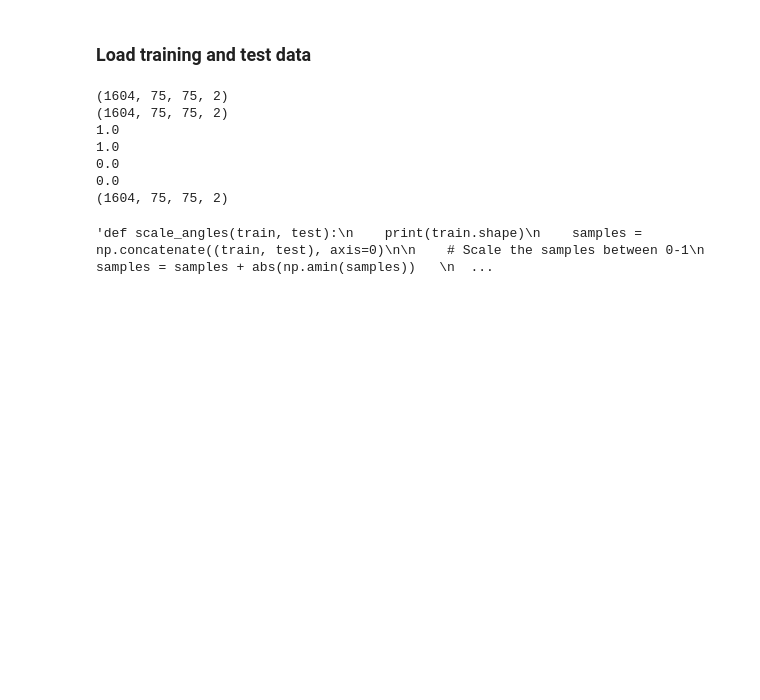
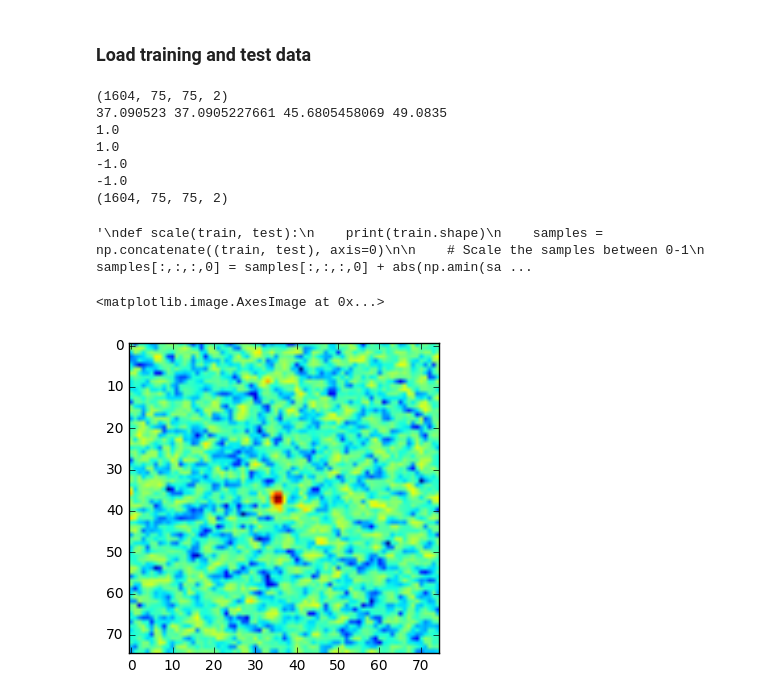
Before and after one commit to dcromp/artificial_intelligence, a Jupyter notebook: resnet_iceberg_challange/iceberg_cnn.ipynb, the cells around one changed output. Cells and saved outputs as stored; diff of their text form; code cells hidden in the pictures; blank space fills up the shorter version.

```diff
--- a/resnet_iceberg_challange/iceberg_cnn.ipynb
+++ b/resnet_iceberg_challange/iceberg_cnn.ipynb
@@ -140,19 +149,41 @@ def sample_extractor(data_json):
 train_samples, train_angles = sample_extractor(train_json)
 test_samples, test_angles = sample_extractor(test_json)
 # %%
-# Minus the mean from the samples
-def mean_zero(samples, angles, band_1_avg, band_2_avg, angle_avg):
-    for index, sample in enumerate(samples):
-        samples[index][:,:,0] = np.subtract(sample[:,:,0], band_1_avg)
-        samples[index][:,:,1] = np.subtract(sample[:,:,1], band_2_avg)
-        angles[index] = np.subtract(angles[index], angle_avg)
-    return samples, angles
+def scale(train, test):
+    print(train.shape)
+    samples = np.concatenate((train, test), axis=0)
 
-train_samples, train_angles = mean_zero(train_samples, train_angles, band_1_avg, band_2_avg, angle_avg)
-test_samples, test_angles = mean_zero(test_samples, test_angles, band_1_avg, band_2_avg, angle_avg)
+    max_first_channel = np.amax(samples[:,:,:,0])
+    max_second_channel = np.amax(samples[:,:,:,1])
+    min_first_channel = abs(np.amin(samples[:,:,:,0]))
+    min_second_channel = abs(np.amin(samples[:,:,:,1]))
+
+    print(
+        max_first_channel,
+        max_second_channel,
+        min_first_channel,
+        min_second_channel
+    )
+
+    for pic in samples:
+        pic[:,:,0][pic[:,:,0]>0] /= max_first_channel
+        pic[:,:,1][pic[:,:,1]>0] /= max_second_channel
+        pic[:,:,0][pic[:,:,0]<0] /= min_first_channel
+        pic[:,:,1][pic[:,:,1]<0] /= min_second_channel
+
+
+    print(np.amax(samples[:,:,:,0]))
+    print(np.amax(samples[:,:,:,1]))
+    print(np.amin(samples[:,:,:,0]))
+    print(np.amin(samples[:,:,:,1]))
+
+
+    return samples[:train.shape[0]], samples[train.shape[0]:]
+
+train_samples, test_samples = scale(train_samples, test_samples)
 print(train_samples.shape)
 
-
+"""
 def scale(train, test):
     print(train.shape)
     samples = np.concatenate((train, test), axis=0)
@@ -175,7 +206,21 @@ def scale(train, test):
 train_samples, test_samples = scale(train_samples, test_samples)
 print(train_samples.shape)
 
-"""def scale_angles(train, test):
+
+# Minus the mean from the samples
+def mean_zero(samples, angles, band_1_avg, band_2_avg, angle_avg):
+    for index, sample in enumerate(samples):
+        samples[index][:,:,0] = np.subtract(sample[:,:,0], band_1_avg)
+        samples[index][:,:,1] = np.subtract(sample[:,:,1], band_2_avg)
+        angles[index] = np.subtract(angles[index], angle_avg)
+    return samples, angles
+
+train_samples, train_angles = mean_zero(train_samples, train_angles, band_1_avg, band_2_avg, angle_avg)
+test_samples, test_angles = mean_zero(test_samples, test_angles, band_1_avg, band_2_avg, angle_avg)
+print(train_samples.shape)
+
+
+def scale_angles(train, test):
     print(train.shape)
     samples = np.concatenate((train, test), axis=0)
 
@@ -192,10 +237,15 @@ train_angles, test_angles = scale_angles(train_angles, test_angles)
 print(train_angles.shape)"""
 # %% [output]
 (1604, 75, 75, 2)
-(1604, 75, 75, 2)
+37.090523 37.0905227661 45.6805458069 49.0835
 1.0
 1.0
-0.0
-0.0
+-1.0
+-1.0
 (1604, 75, 75, 2)
-'def scale_angles(train, test):\n    print(train.shape)\n    samples = np.concatenate((train, test), axis=0)\n\n    # Scale the samples between 0-1\n    samples = samples + abs(np.amin(samples))   \n  ...
+'\ndef scale(train, test):\n    print(train.shape)\n    samples = np.concatenate((train, test), axis=0)\n\n    # Scale the samples between 0-1\n    samples[:,:,:,0] = samples[:,:,:,0] + abs(np.amin(sa ...
+# %%
+plt.imshow(train_samples[9][:,:,1])
+# %% [output]
+<matplotlib.image.AxesImage at 0x...>
+[figure, added]
```
Also changed, not shown: parts of 40 cells of this notebook.
